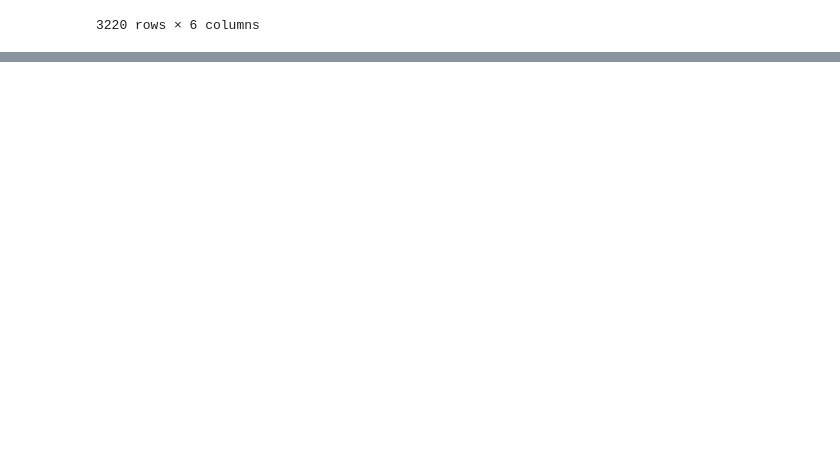
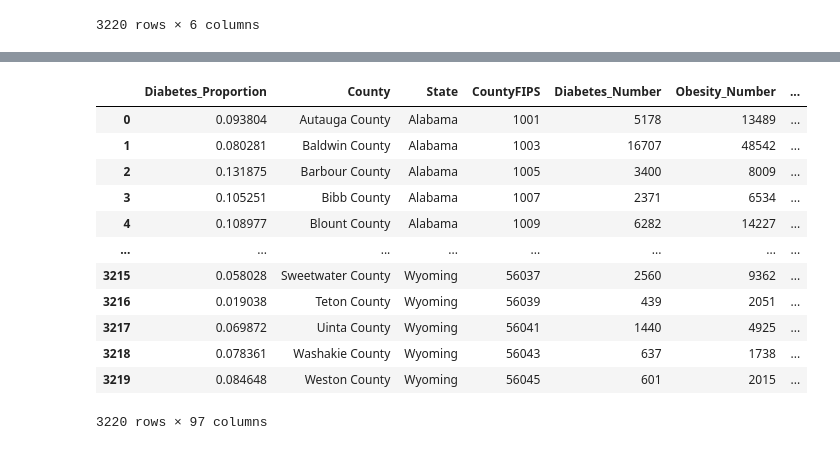
Before and after one commit to reubenp92/-CSS_Project_2_Team_4_Fall_2020, a Jupyter notebook: Project2.ipynb, the cells around one changed output, grey strips where cells are left out. Drawn from its saved outputs; the diff is of its cells as text; code cells hidden in the pictures; blank space fills up the shorter version.

```diff
--- a/Project2.ipynb
+++ b/Project2.ipynb
@@ -285,3 +307,6 @@ db2.iloc[:,90:]
 | 3218 | 3045 | 103.2 | 1686 | 794 | ... |
 | 3219 | 2672 | 109.4 | 1340 | 637 | ... |
 3220 rows × 6 columns
+# %%
+## we want to create a new column that divides number of people with diabetes by the total population in that county
+db2['Diabetes_Proportion'] = db2['Diabetes_Number']/db2['race_total population']
@@ -287,0 +329,21 @@ db2.iloc[:,90:]
+# %%
+##move diabetes proportion
+col_name="Diabetes_Proportion"
+first_col = db2.pop(col_name)
+db2.insert(0, col_name, first_col)
+# %%
+db2
+# %% [output]
+|  | Diabetes_Proportion | County | State | CountyFIPS | Diabetes_Number | Obesity_Number | ... |
+| 0 | 0.093804 | Autauga County | Alabama | 1001 | 5178 | 13489 | ... |
+| 1 | 0.080281 | Baldwin County | Alabama | 1003 | 16707 | 48542 | ... |
+| 2 | 0.131875 | Barbour County | Alabama | 1005 | 3400 | 8009 | ... |
+| 3 | 0.105251 | Bibb County | Alabama | 1007 | 2371 | 6534 | ... |
+| 4 | 0.108977 | Blount County | Alabama | 1009 | 6282 | 14227 | ... |
+| ... | ... | ... | ... | ... | ... | ... | ... |
+| 3215 | 0.058028 | Sweetwater County | Wyoming | 56037 | 2560 | 9362 | ... |
+| 3216 | 0.019038 | Teton County | Wyoming | 56039 | 439 | 2051 | ... |
+| 3217 | 0.069872 | Uinta County | Wyoming | 56041 | 1440 | 4925 | ... |
+| 3218 | 0.078361 | Washakie County | Wyoming | 56043 | 637 | 1738 | ... |
+| 3219 | 0.084648 | Weston County | Wyoming | 56045 | 601 | 2015 | ... |
+3220 rows × 97 columns
```
Also changed, not shown: parts of 24 cells of this notebook.
